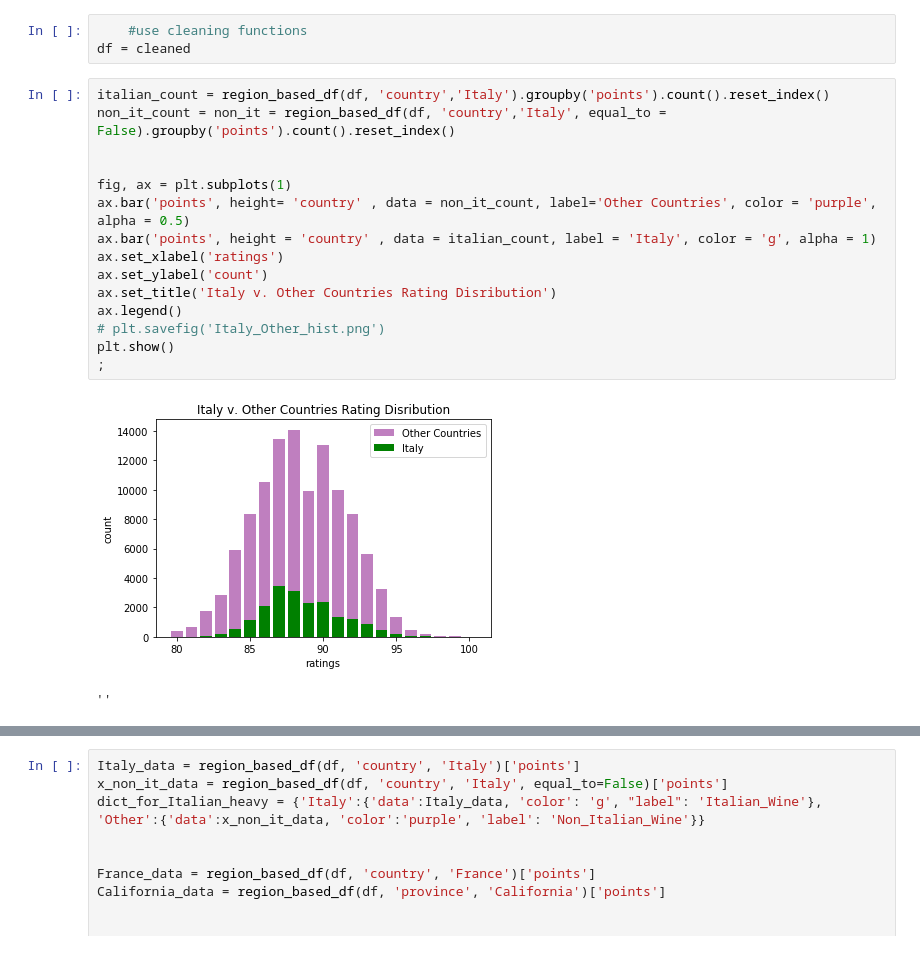
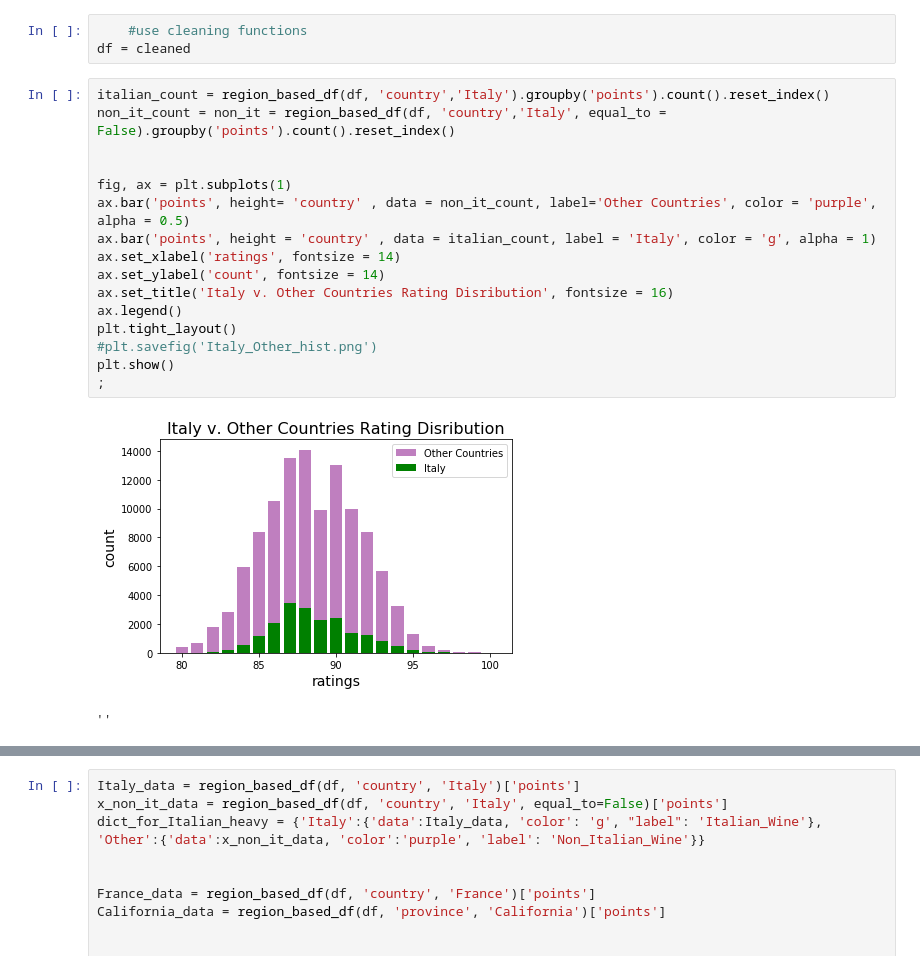
Before and after one commit to hberginc/wine_ratings_data_analysis, a Jupyter notebook: notebooks/hypotheses_visuals.ipynb, the cells around one changed output, grey strips where cells are left out. Drawn from its saved outputs; the diff is of its cells as text.

```diff
--- a/notebooks/hypotheses_visuals.ipynb
+++ b/notebooks/hypotheses_visuals.ipynb
@@ -24,20 +24,21 @@ df = cleaned
 # %%
 italian_count = region_based_df(df, 'country','Italy').groupby('points').count().reset_index()
 non_it_count = non_it = region_based_df(df, 'country','Italy', equal_to = False).groupby('points').count().reset_index()
 
 
 fig, ax = plt.subplots(1)
 ax.bar('points', height= 'country' , data = non_it_count, label='Other Countries', color = 'purple', alpha = 0.5)
 ax.bar('points', height = 'country' , data = italian_count, label = 'Italy', color = 'g', alpha = 1)
-ax.set_xlabel('ratings')
-ax.set_ylabel('count')
-ax.set_title('Italy v. Other Countries Rating Disribution')
+ax.set_xlabel('ratings', fontsize = 14)
+ax.set_ylabel('count', fontsize = 14)
+ax.set_title('Italy v. Other Countries Rating Disribution', fontsize = 16)
 ax.legend()
-# plt.savefig('Italy_Other_hist.png')
+plt.tight_layout()
+#plt.savefig('Italy_Other_hist.png')
 plt.show()
 ;
 # %% [output]
-[figure, old version]
+[figure, new version]
 ''
 # %%
 italian_count = region_based_df(df, 'country','Italy').groupby('points').count().reset_index()
```
Also changed, not shown: parts of 4 cells of this notebook, 6 other files.
